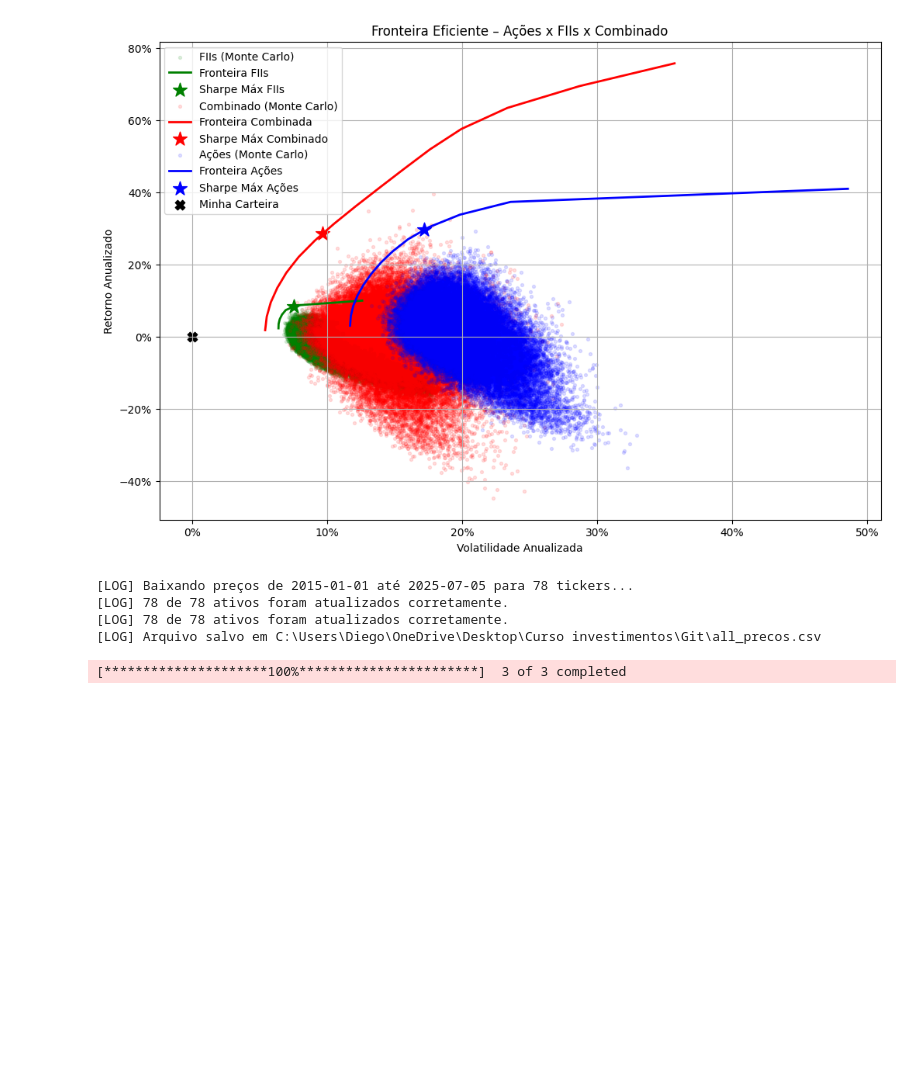
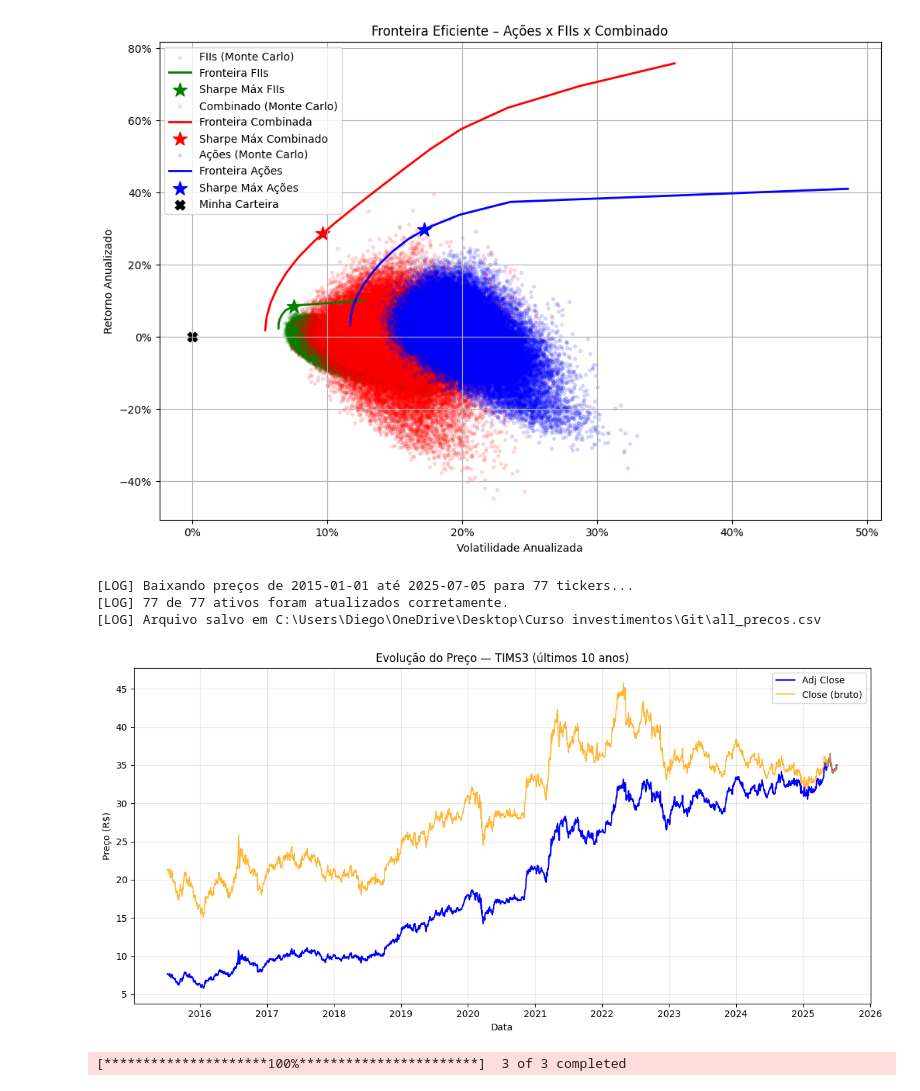
Before and after one commit to dcecagno/Optimize-portfolio, a Jupyter notebook: app.ipynb, the cells around one changed output. Drawn from its saved outputs; the diff is of its cells as text; code cells hidden in the pictures; blank space fills up the shorter version.

```diff
--- a/app.ipynb
+++ b/app.ipynb
@@ -8676,12 +8676,6 @@ def update_market_data(tickers_input, data_folder: str, price_start: date, price
     if failed_tickers:
         print(f"[WARN] Os seguintes ativos não foram baixados: {failed_tickers}")
 
-
-    final_valid = get_valid_tickers(df_prices, tickers)
-    print(f"[LOG] {len(final_valid)} de {len(tickers)} ativos foram atualizados corretamente.")
-    if failed_tickers:
-        print(f"[WARN] Os seguintes ativos não foram baixados: {failed_tickers}")
-
     # SALVA o CSV consolidado:
     output_path = os.path.join(data_folder, price_fname)
 
@@ -8720,7 +8714,7 @@ acoes = [
     'JHSF3.SA', 'KEPL3.SA', 'KLBN11.SA', 'NEOE3.SA', 'ODPV3.SA', 'PFRM3.SA',
     'PETR4.SA', 'PNVL3.SA', 'POMO4.SA', 'PSSA3.SA', 'PRIO3.SA', 'RANI3.SA',
     'RECV3.SA', 'RENT3.SA', 'RNEW4.SA', 'SANB11.SA', 'SAPR4.SA', 'SBSP3.SA',
-    'SUZB3.SA', 'TAEE11.SA', 'TIMS3.SA', 'VALE3.SA', 'VIVR3.SA', 'VULC3.SA',
+    'SUZB3.SA', 'TAEE11.SA', 'VALE3.SA', 'VIVR3.SA', 'VULC3.SA',
     'WEGE3.SA', 'WIZC3.SA'
 ]
 
@@ -8742,10 +8736,45 @@ update_market_data(
     price_fname   = "all_precos.csv"
 )
 # %% [output]
-[LOG] Baixando preços de 2015-01-01 até 2025-07-05 para 78 tickers...
-[LOG] 78 de 78 ativos foram atualizados corretamente.
-[LOG] 78 de 78 ativos foram atualizados corretamente.
+[LOG] Baixando preços de 2015-01-01 até 2025-07-05 para 77 tickers...
+[LOG] 77 de 77 ativos foram atualizados corretamente.
 [LOG] Arquivo salvo em C:\Users\Diego\OneDrive\Desktop\Curso investimentos\Git\all_precos.csv
+# %%
+import yfinance as yf
+import matplotlib.pyplot as plt
+from datetime import datetime, timedelta
+
+# 1) Define período: últimos 10 anos até hoje
+end_date   = datetime.today()
+start_date = end_date - timedelta(days=365 * 10)
+
+# 2) Baixa dados brutos (oferece colunas Close e Adj Close)
+df = yf.download(
+    "TAEE11.SA",
+    start=start_date.strftime("%Y-%m-%d"),
+    end=end_date.strftime("%Y-%m-%d"),
+    auto_adjust=False,
+    progress=False
+)
+
+# 3) Extrai as duas séries
+adj_close   = df["Adj Close"]
+close_price = df["Close"]
+
+# 4) Plota ambas
+plt.figure(figsize=(12, 6))
+plt.plot(adj_close.index,   adj_close.values,   label="Adj Close",   color="blue",  lw=1.5)
+plt.plot(close_price.index, close_price.values, label="Close (bruto)", color="orange", lw=1.2, alpha=0.8)
+
+plt.title("Evolução do Preço — TIMS3 (últimos 10 anos)")
+plt.xlabel("Data")
+plt.ylabel("Preço (R$)")
+plt.grid(alpha=0.3)
+plt.legend()
+plt.tight_layout()
+plt.show()
+# %% [output]
+[figure, added]
 # %%
 # exercícios práticos e exemplos reais
 # coding: utf-8
```
Also changed, not shown: 1 other file.
